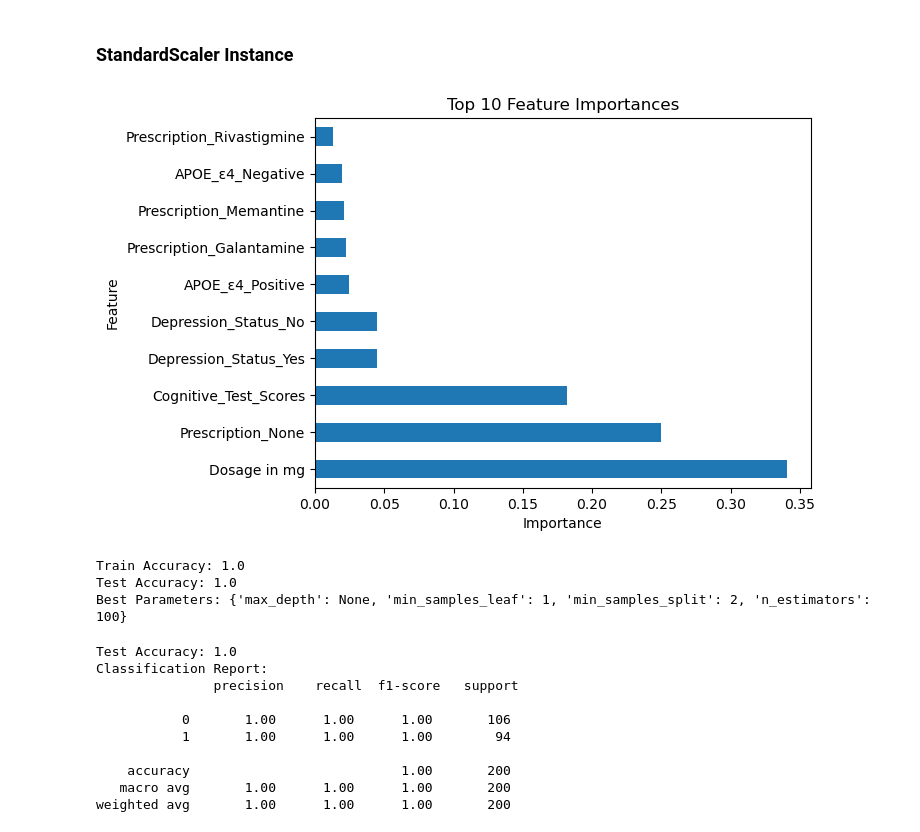
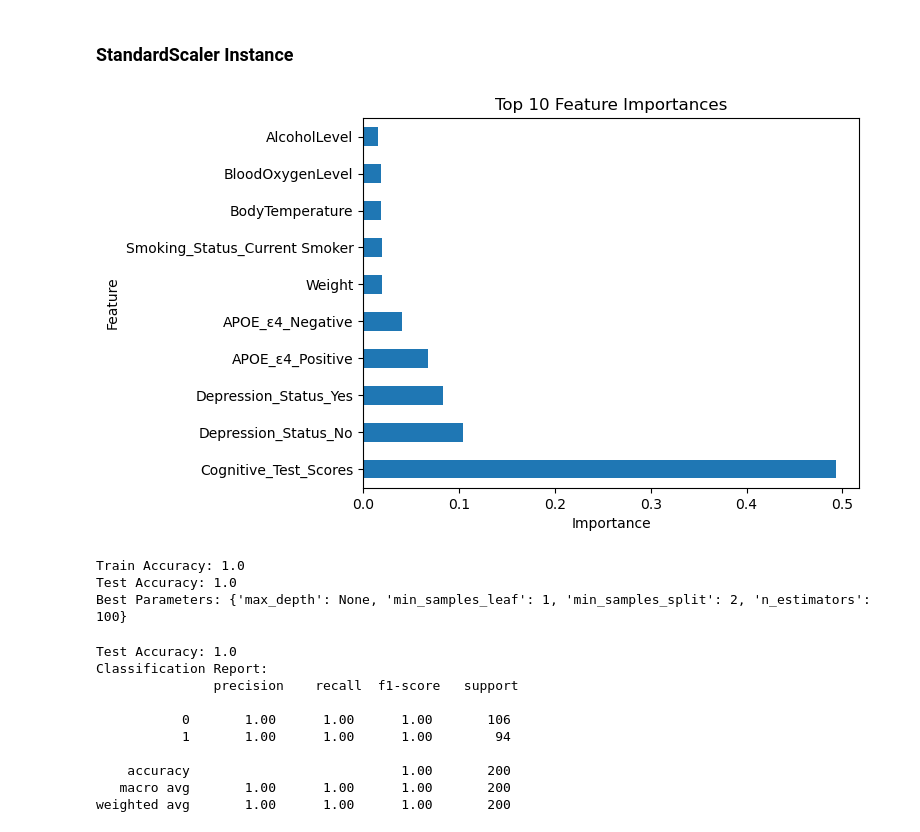
Before and after one commit to dcasey07/dementia-modeling, a Jupyter notebook: dementia_analysis.ipynb, the cells around one changed output. Saved outputs shown, nothing was run; the diff lists cells and outputs as text; code cells hidden in the pictures.

Commit message:
excluded both the features Prescription and Dosage in mg from the dataset

```diff
--- a/dementia_analysis.ipynb
+++ b/dementia_analysis.ipynb
@@ -273,39 +273,41 @@ X_train_scaled = X_scaler.transform(X_train)
 X_test_scaled = X_scaler.transform(X_test)
 # %%
 # Separate features and target variable
-X = pd.get_dummies(df.drop('Dementia', axis=1))
+# Exclude 'Prescription' and 'Dosage in mg' from the features
+X = pd.get_dummies(df.drop(['Dementia', 'Prescription', 'Dosage in mg'], axis=1))
 y = df['Dementia']
+
 
 # Split the dataset
 X_train, X_test, y_train, y_test = train_test_split(X, y, test_size=0.2, random_state=1)
 
 # Scale the data
 scaler = StandardScaler()
 X_train_scaled = scaler.fit_transform(X_train)
 X_test_scaled = scaler.transform(X_test)
 
 # Train a RandomForestClassifier with hyperparameter tuning
 param_grid = {'n_estimators': [100, 200, 300], 'max_depth': [None, 10, 20], 'min_samples_split': [2, 5, 10], 'min_samples_leaf': [1, 2, 4]}
 grid_search = GridSearchCV(RandomForestClassifier(), param_grid, cv=5)
 grid_search.fit(X_train_scaled, y_train)
 
 # Evaluate the model
 train_score = grid_search.best_score_
 test_score = grid_search.best_estimator_.score(X_test_scaled, y_test)
 
 # Plot feature importances
 feature_importances = pd.Series(grid_search.best_estimator_.feature_importances_, index=X.columns)
 feature_importances.nlargest(10).plot(kind='barh')
 plt.title('Top 10 Feature Importances')
 plt.xlabel('Importance')
 plt.ylabel('Feature')
 plt.show()
 
 print("Train Accuracy:", train_score)
 print("Test Accuracy:", test_score)
 print("Best Parameters:", grid_search.best_params_)
 # %% [output]
-[figure, old version]
+[figure, new version]
 Train Accuracy: 1.0
 Test Accuracy: 1.0
 Best Parameters: {'max_depth': None, 'min_samples_leaf': 1, 'min_samples_split': 2, 'n_estimators': 100}
```
Also changed, not shown: parts of 2 cells of this notebook, 1 other file.
